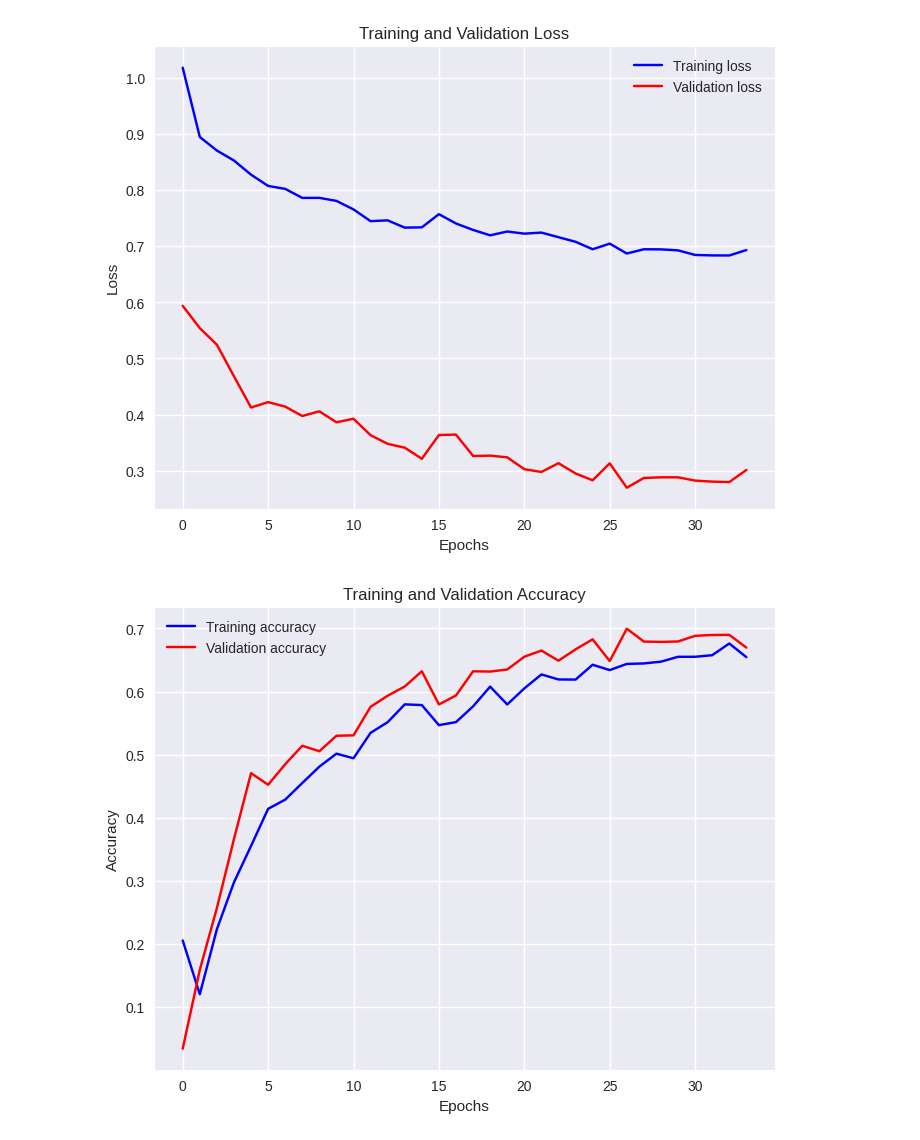
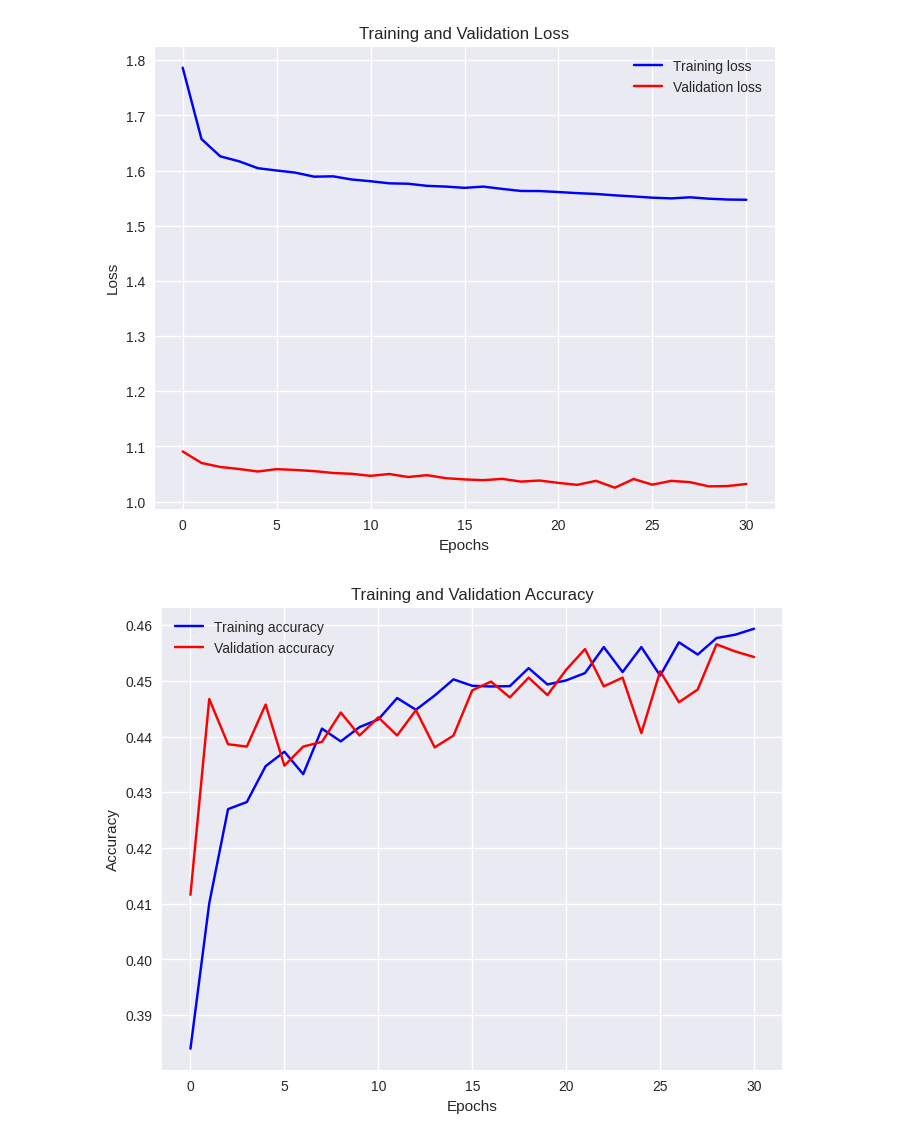
Before and after one commit to hiepsikien/TraderRobot, a Jupyter notebook: project/test_dnn_forward.ipynb, the cells around one changed output. Drawn from its saved outputs; the diff is of its cells as text; code cells hidden in the pictures.

Commit message:
add a classifier work with multiclass

```diff
--- a/project/test_dnn_forward.ipynb
+++ b/project/test_dnn_forward.ipynb
@@ -30,0 +42,3 @@ fm.prepare_trade_forward_data(
+# %%
+classifier = MultiClassDNNClassifer()
+classifier.prepare_data(data = fm.df,cols = fm.cols,random_state=randint(0,100),target_col="trade_signal")
@@ -31,6 +47,4 @@ fm.prepare_trade_forward_data(
 # %%
-classifier = DNNClassifer(neg_cutoff=0.45,pos_cutoff=0.55,epochs=50,train_size=0.7,val_size=0.15)
-classifier.configure(hl=2, hu = 100, dropout=True, input_dim=len(fm.cols), loss="mse")
-classifier.prepare_data(data = fm.df,cols = fm.cols,random_state=randint(0,100),target_col="trade_signal")
-classifier.run(gpu = False,patient=7)
+classifier.configure(hu = 100, dropout=True, class_num = 3, input_dim=len(fm.cols))
+classifier.run(gpu = True,epochs = 200, patience = 5)
 classifier.model.evaluate(classifier.x_test,classifier.y_test)
@@ -43,16 +105,13 @@ for i in range (0,laps):
     print("\n======= Lap {} =======".format(i+1))
     callbacks.backend.clear_session()
 
-    classifier = DNNClassifer(
-        epochs=100,
-    )
+    classifier = MultiClassDNNClassifer()
 
     classifier.configure(
-        hl=2,
         hu = 100,
         dropout=True,
         input_dim=len(fm.cols),
-        loss="mse"
+        class_num=3
     )
 
     classifier.prepare_data(
@@ -63,7 +122,7 @@ for i in range (0,laps):
         target_col="trade_signal"
     )
 
-    classifier.run(gpu = False,patient=7)
+    classifier.run(gpu = True,epochs=100, patience=7)
     classifier.visualize_loss()
     classifier.visualize_accuracy()
 
@@ -103,2 +162,2 @@ Epoch 34: early stopping
-[figure, old version]
+[figure, new version]
-[figure, old version]
+[figure, new version]
```
Also changed, not shown: parts of 8 cells of this notebook, 5 other files.
